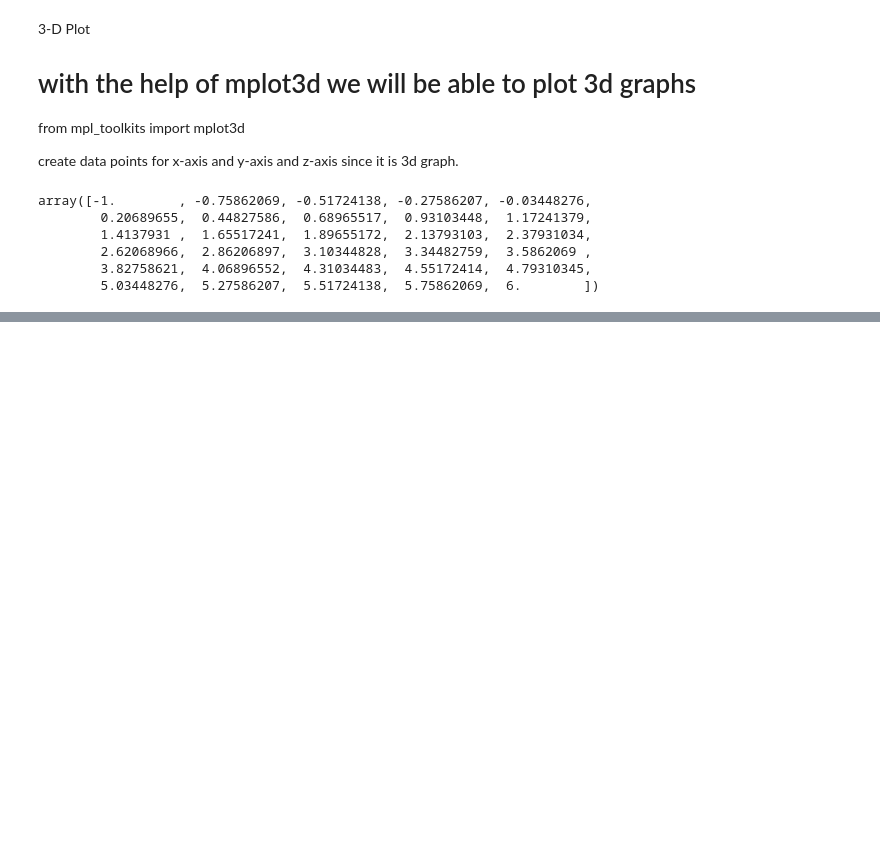
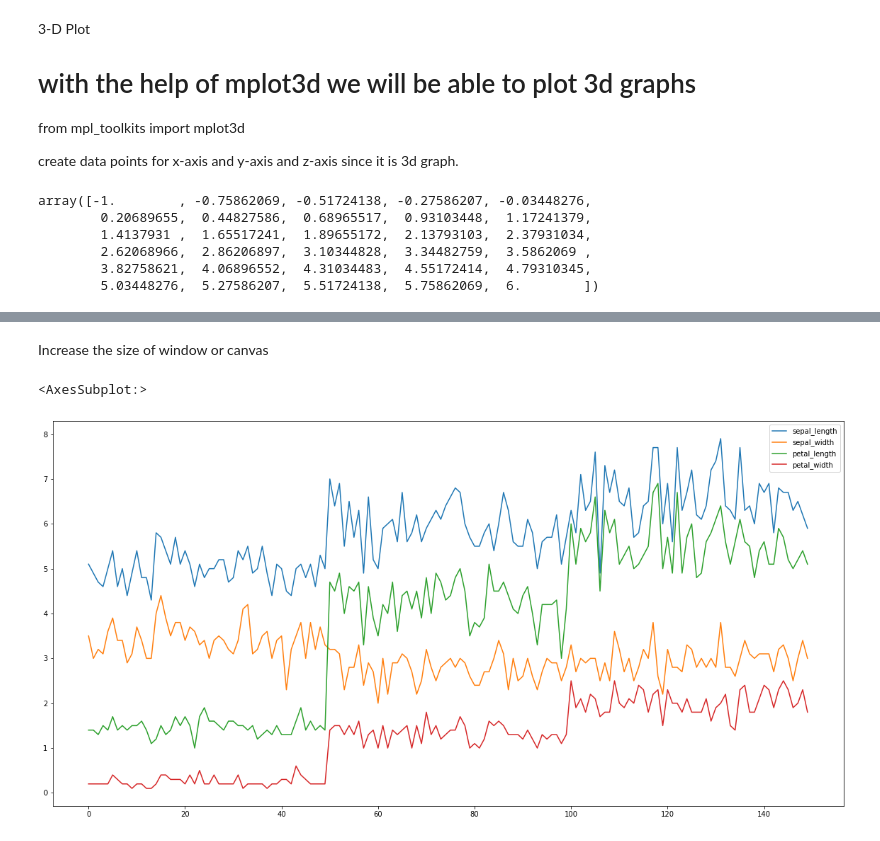
Before and after one commit to Shivanshu04/Datavisualisation, a Jupyter notebook: Graph/graph.ipynb, the cells around one changed output, grey strips where cells are left out. Saved outputs shown, nothing was run; the diff lists cells and outputs as text; code cells hidden in the pictures; blank space fills up the shorter version.

```diff
--- a/Graph/graph.ipynb
+++ b/Graph/graph.ipynb
@@ -211,0 +284,8 @@ array([-1.        , -0.75862069, -0.51724138, -0.27586207, -0.03448276,
+# %% [markdown]
+Increase the size of window or canvas
+# %%
+# using figsize we can increase or decrease the canvas or window size by passing horizontal and vertical parameter.
+df.plot(figsize = (20,10))
+# %% [output]
+<AxesSubplot:>
+[figure, added]
```
Also changed, not shown: parts of 13 cells of this notebook, 1 other file.
